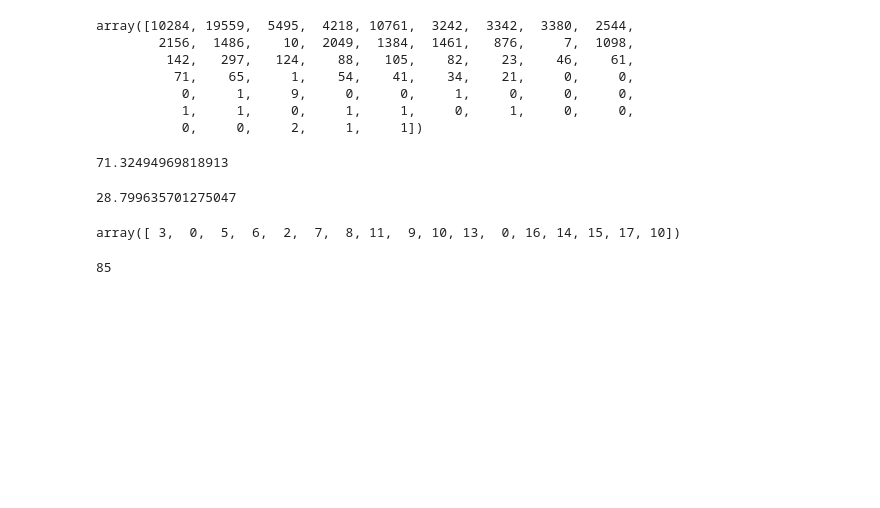
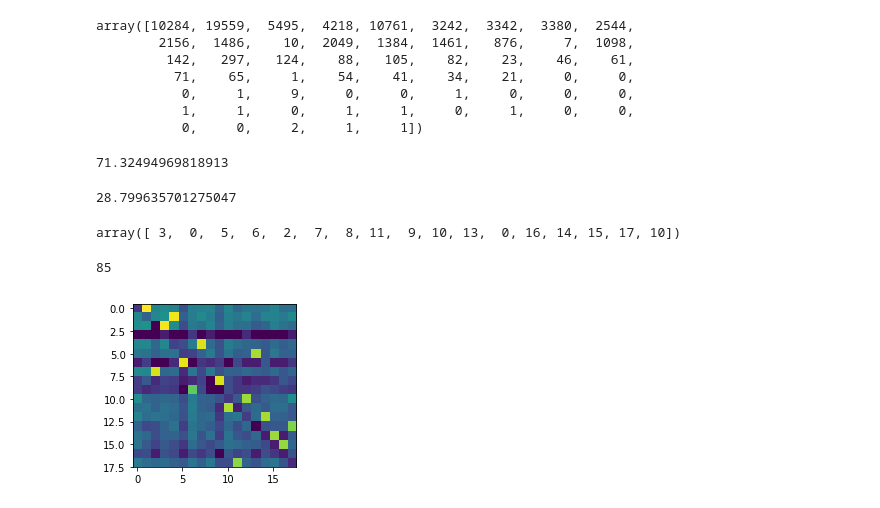
Before and after one commit to rykachevskiy/CRISPR, a Jupyter notebook: Hierarcical/hierarcical-pipeline.ipynb, the cells around one changed output. Cells and saved outputs as stored; diff of their text form; code cells hidden in the pictures; blank space fills up the shorter version.

```diff
--- a/Hierarcical/hierarcical-pipeline.ipynb
+++ b/Hierarcical/hierarcical-pipeline.ipynb
@@ -292,3 +291,9 @@ array([ 3,  0,  5,  6,  2,  7,  8, 11,  9, 10, 13,  0, 16, 14, 15, 17, 10])
 len(nd)
 # %% [output]
 85
+# %%
+plt.figure(figsize=(3,3))
+plt.imshow(np.log(graph+1)[:18, : 18])
+plt.show()
+# %% [output]
+[figure, added]
```
Also changed, not shown: parts of 15 cells of this notebook, 3 other files.
